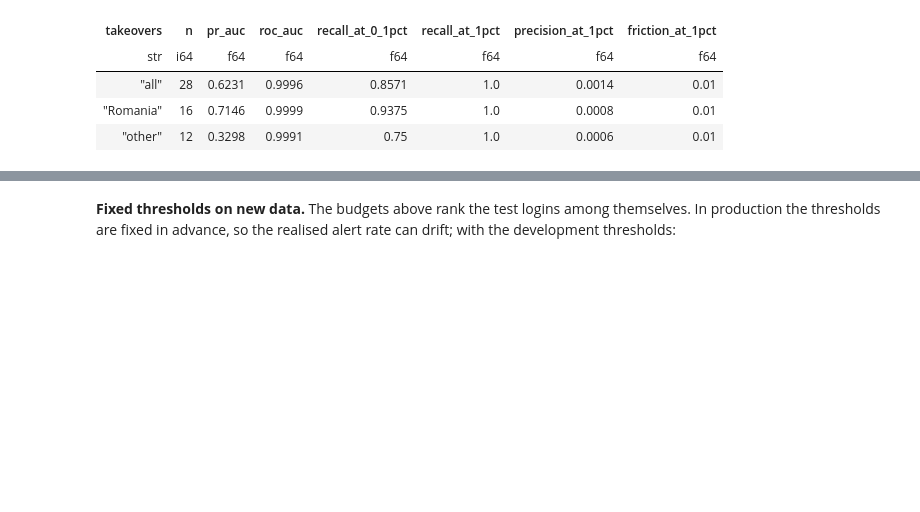
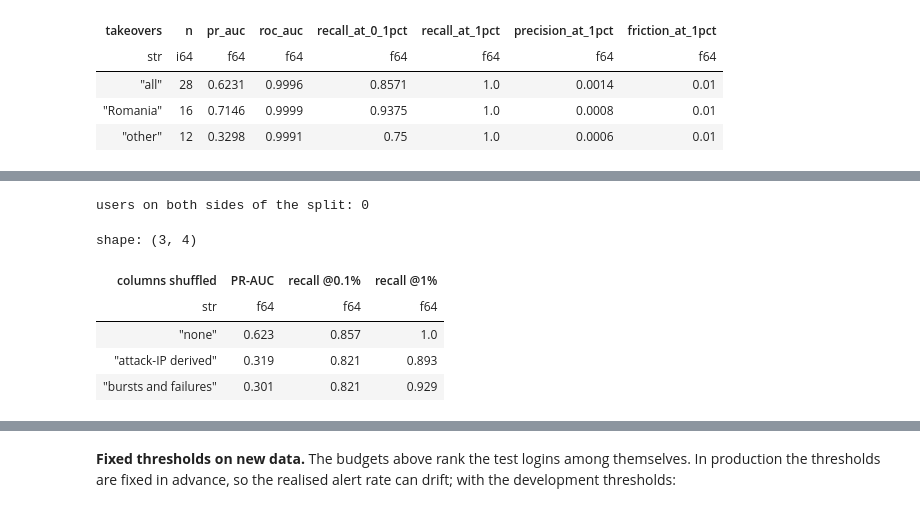
Before and after one commit to modsiw-mona/anomaly_detection_ato, a Jupyter notebook: notebooks/6-interpretation/07-sap-model_interpretation-2026_11_04.ipynb, the cells around one changed output, grey strips where cells are left out. Cells and saved outputs as stored; diff of their text form; code cells hidden in the pictures; blank space fills up the shorter version.

```diff
--- a/notebooks/6-interpretation/07-sap-model_interpretation-2026_11_04.ipynb
+++ b/notebooks/6-interpretation/07-sap-model_interpretation-2026_11_04.ipynb
@@ -224,0 +287,34 @@ stays low at every budget (0.14% at 1%), the expected price of one takeover per
+# %%
+split = pl.read_parquet(data_dir / "05_model_input" / f"{config.name}_split.parquet")
+dev_users = set(split.filter(pl.col("split") == "dev")["user_id"])
+assert not dev_users & set(test["user_id"].unique()), "a user is on both sides"
+print("users on both sides of the split: 0")
+x_test = to_model_frame(test, columns)
+CHECKS = {
+    "attack-IP derived": ["attack_ip", "asn_prior_attack_share", "ip_prior_attack_share"],
+    "bursts and failures": ["asn_attempts_prev24h", "asn_fails_prev24h", "asn_prior_fail_share", "ip_prior_fail_share",
+                            "fails_1h", "fails_24h"],
+}  # fmt: skip
+leak_rows = [{"columns shuffled": "none", "PR-AUC": final["pr_auc"], "recall @0.1%": final["recall_at_0_1pct"],
+              "recall @1%": final["recall_at_1pct"]}]  # fmt: skip
+for name, cols in CHECKS.items():
+    present = [c for c in cols if c in columns]
+    order = np.random.default_rng(7).permutation(x_test.height)
+    m = evaluate(
+        yt,
+        pipeline.predict_proba(x_test.with_columns(x_test.select(present)[order].get_columns()))[
+            :, 1
+        ],
+    )
+    leak_rows.append({"columns shuffled": name, "PR-AUC": m["pr_auc"], "recall @0.1%": m["recall_at_0_1pct"],
+                      "recall @1%": m["recall_at_1pct"]})  # fmt: skip
+leak = pl.DataFrame(leak_rows).with_columns(pl.col(pl.Float64).round(3))
+leak
+# %% [output]
+users on both sides of the split: 0
+shape: (3, 4)
+| columns shuffled | PR-AUC | recall @0.1% | recall @1% |
+| str | f64 | f64 | f64 |
+| "none" | 0.623 | 0.857 | 1.0 |
+| "attack-IP derived" | 0.319 | 0.821 | 0.893 |
+| "bursts and failures" | 0.301 | 0.821 | 0.929 |
```
Also changed, not shown: parts of 31 cells of this notebook, 3 other files.
